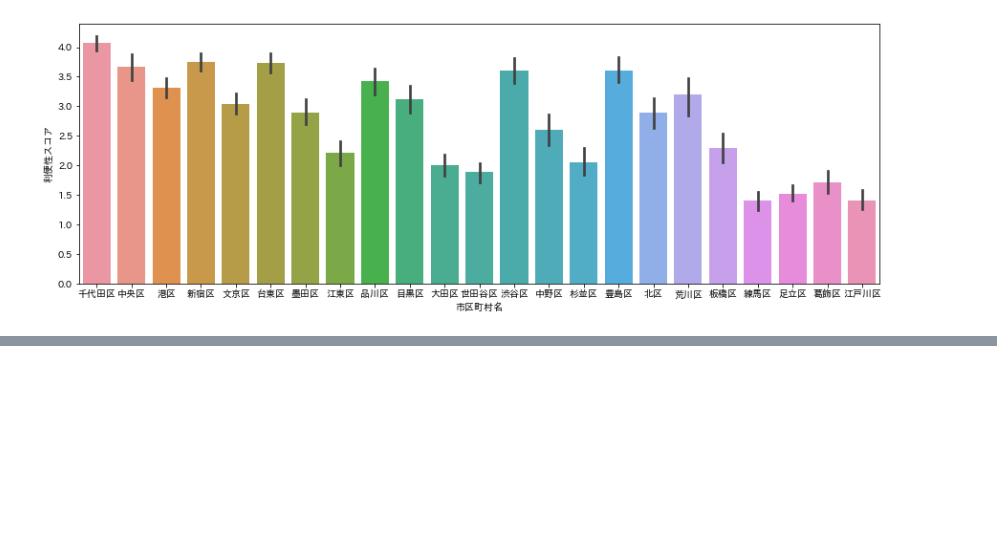
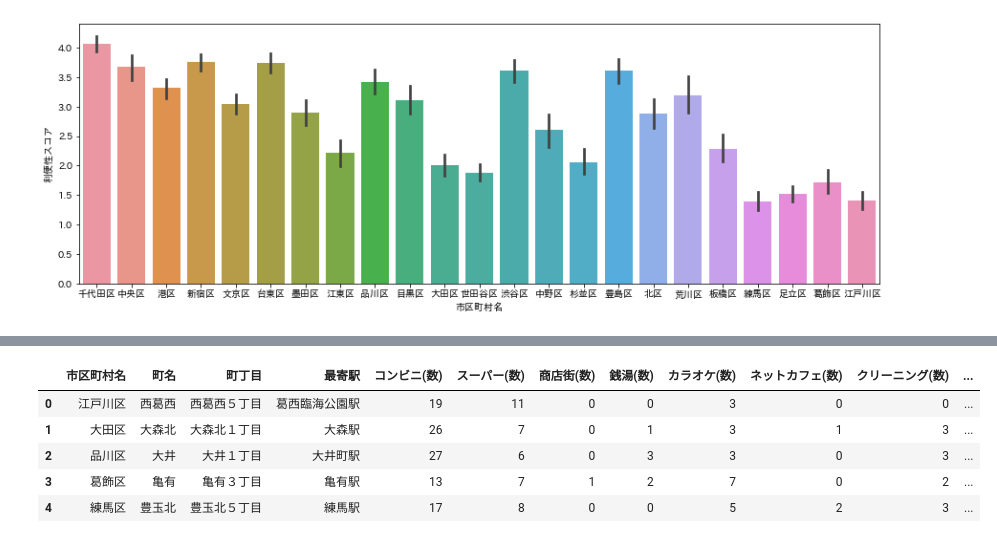
Before and after one commit to z-guard/analysis, a Jupyter notebook: notebooks/convenience_score.ipynb, the cells around one changed output, grey strips where cells are left out. Saved outputs shown, nothing was run; the diff lists cells and outputs as text; code cells hidden in the pictures; blank space fills up the shorter version.

```diff
--- a/notebooks/convenience_score.ipynb
+++ b/notebooks/convenience_score.ipynb
@@ -464,0 +483,9 @@ df_level.tail(20)
+# %%
+get_score_rank('ビューティーサロン(数)').head(5)
+# %% [output]
+|  | 市区町村名 | 町名 | 町丁目 | 最寄駅 | コンビニ(数) | スーパー(数) | 商店街(数) | 銭湯(数) | カラオケ(数) | ネットカフェ(数) | クリーニング(数) | ... |
+| 0 | 江戸川区 | 西葛西 | 西葛西５丁目 | 葛西臨海公園駅 | 19 | 11 | 0 | 0 | 3 | 0 | 0 | ... |
+| 1 | 大田区 | 大森北 | 大森北１丁目 | 大森駅 | 26 | 7 | 0 | 1 | 3 | 1 | 3 | ... |
+| 2 | 品川区 | 大井 | 大井１丁目 | 大井町駅 | 27 | 6 | 0 | 3 | 3 | 0 | 3 | ... |
+| 3 | 葛飾区 | 亀有 | 亀有３丁目 | 亀有駅 | 13 | 7 | 1 | 2 | 7 | 0 | 2 | ... |
+| 4 | 練馬区 | 豊玉北 | 豊玉北５丁目 | 練馬駅 | 17 | 8 | 0 | 0 | 5 | 2 | 3 | ... |
```
Also changed, not shown: parts of 15 cells of this notebook.
